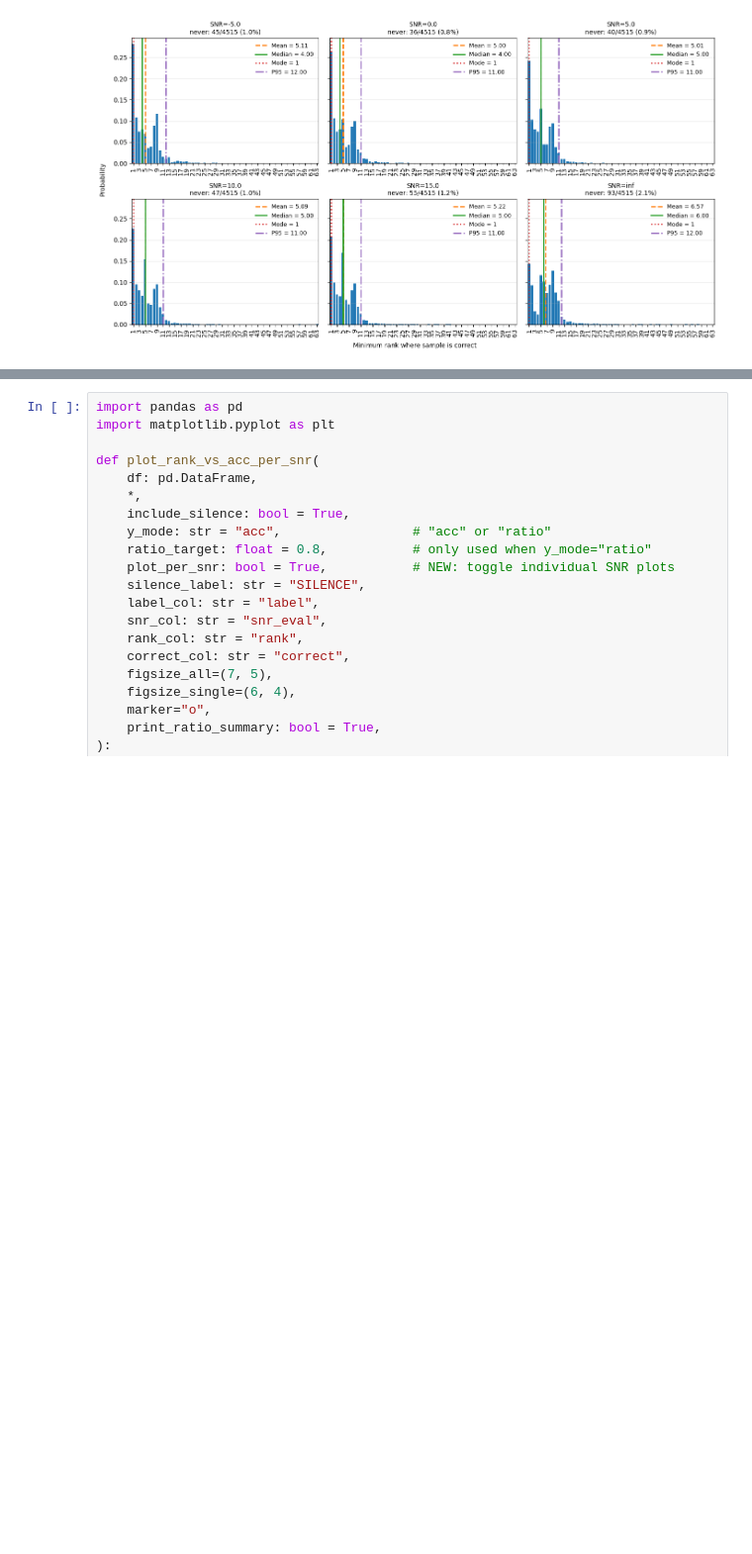
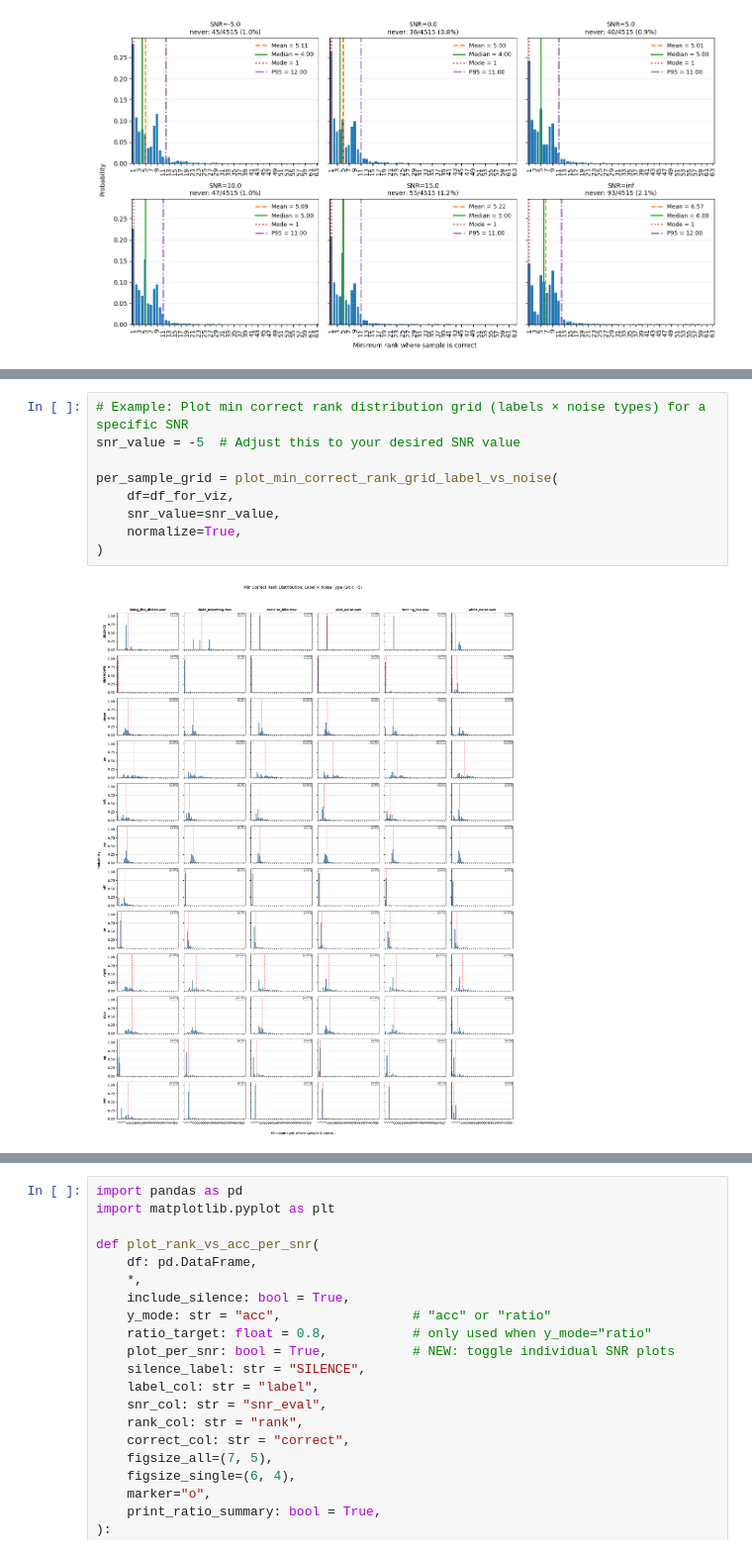
Before and after one commit to c-wejendorp/thesis, a Jupyter notebook: scripts/keyword_spotting/base_model_viz.ipynb, the cells around one changed output, grey strips where cells are left out. Shown at 99% size. Saved outputs shown, nothing was run; the diff lists cells and outputs as text; blank space fills up the shorter version.

```diff
--- a/scripts/keyword_spotting/base_model_viz.ipynb
+++ b/scripts/keyword_spotting/base_model_viz.ipynb
@@ -479,0 +1180,11 @@ per_sample_by_noise = plot_min_correct_rank_by_noise_type(
+# %%
+# Example: Plot min correct rank distribution grid (labels × noise types) for a specific SNR
+snr_value = -5  # Adjust this to your desired SNR value
+
+per_sample_grid = plot_min_correct_rank_grid_label_vs_noise(
+    df=df_for_viz,
+    snr_value=snr_value,
+    normalize=True,
+)
+# %% [output]
+[figure, added]
```
Also changed, not shown: parts of 10 cells of this notebook, 2 other files.
